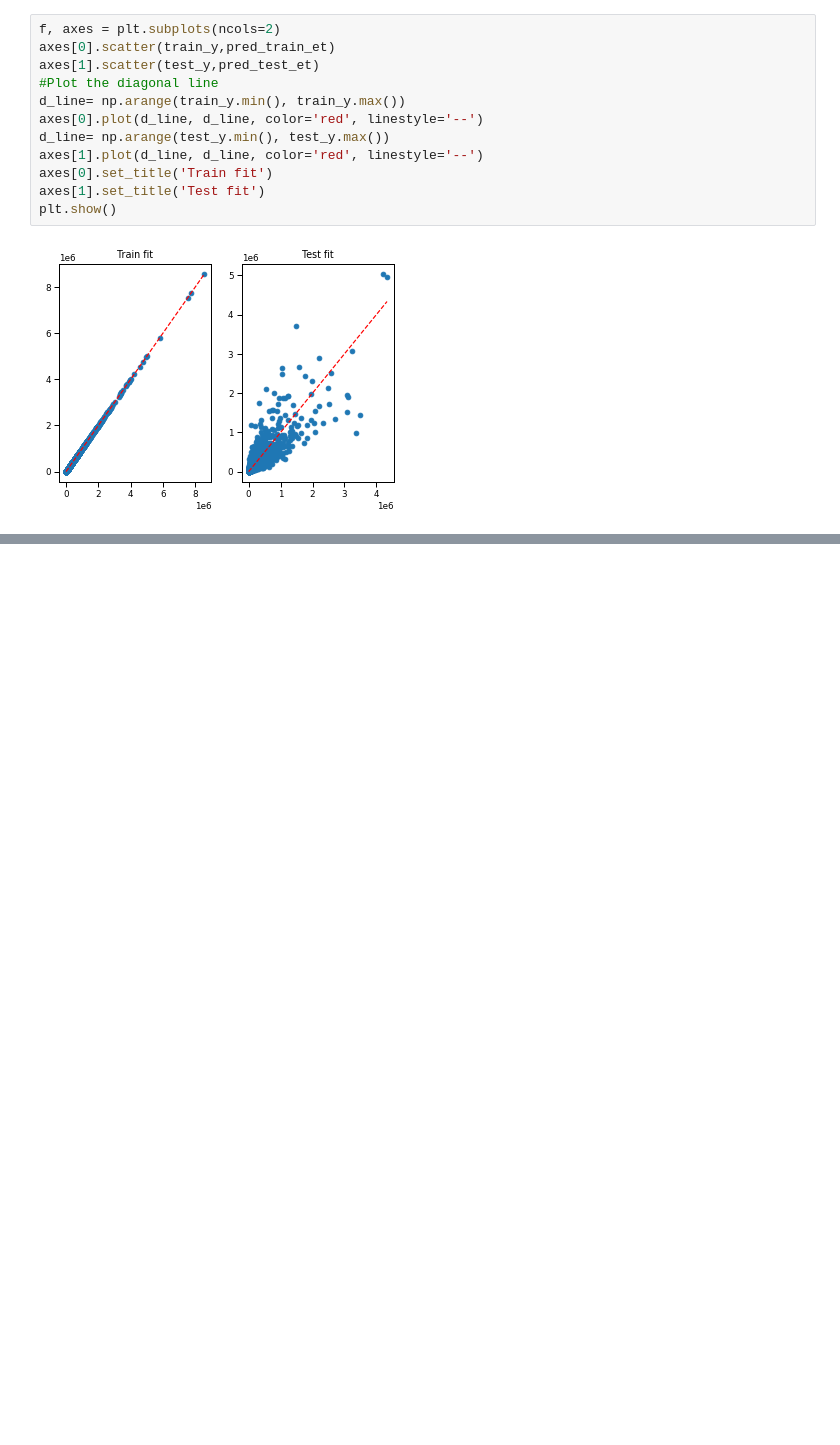
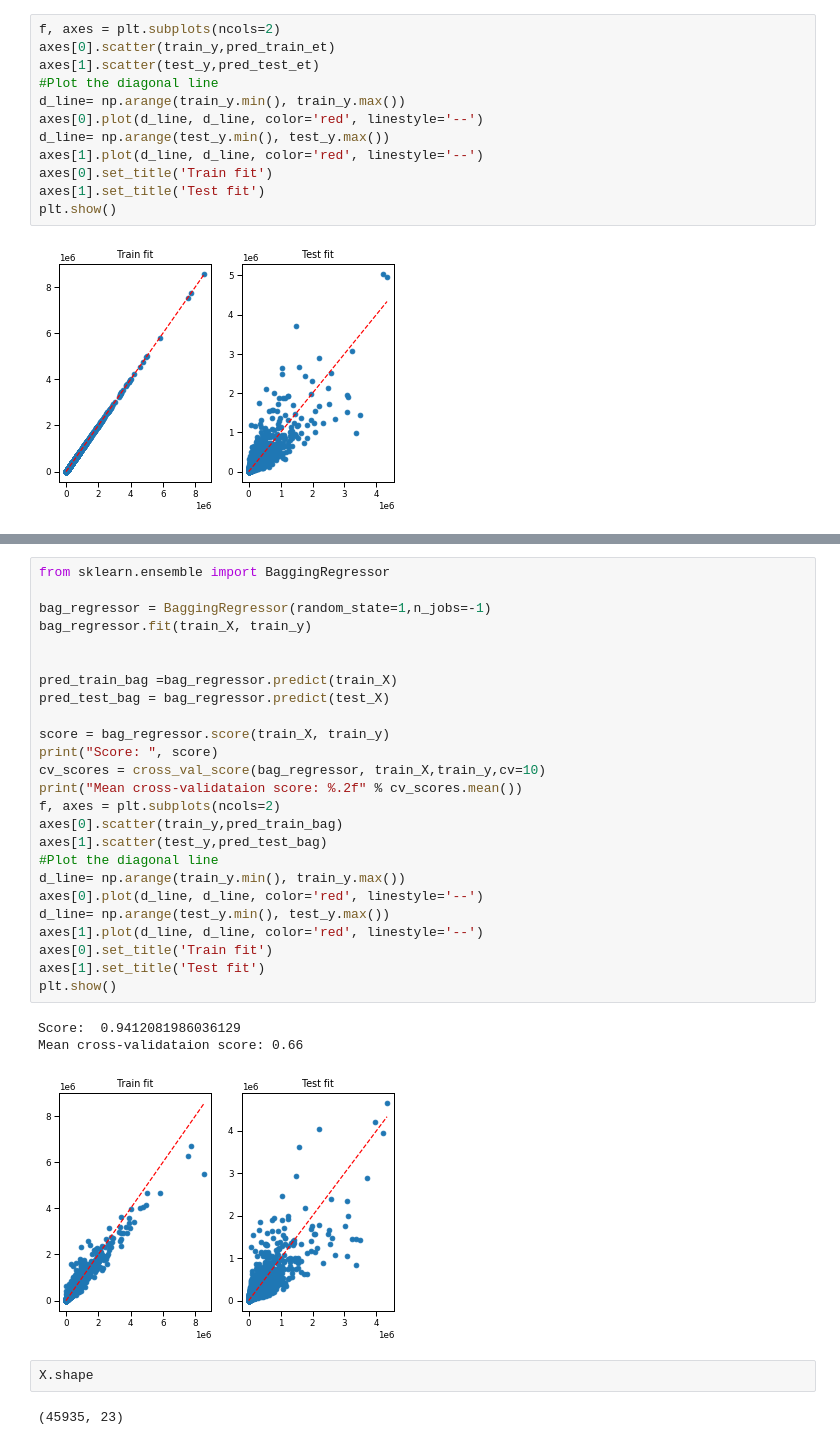
Before and after one commit to Jsakkos/nufeb-cyano-e-coli, a Jupyter notebook: notebooks/Multiple linear regression.ipynb, the cells around one changed output, grey strips where cells are left out. Cells and saved outputs as stored; diff of their text form; blank space fills up the shorter version.

```diff
--- a/notebooks/Multiple linear regression.ipynb
+++ b/notebooks/Multiple linear regression.ipynb
@@ -440,0 +511,33 @@ plt.show()
+# %%
+from sklearn.ensemble import BaggingRegressor
+
+bag_regressor = BaggingRegressor(random_state=1,n_jobs=-1)
+bag_regressor.fit(train_X, train_y)
+
+
+pred_train_bag =bag_regressor.predict(train_X)
+pred_test_bag = bag_regressor.predict(test_X)
+
+score = bag_regressor.score(train_X, train_y)
+print("Score: ", score)
+cv_scores = cross_val_score(bag_regressor, train_X,train_y,cv=10)
+print("Mean cross-validataion score: %.2f" % cv_scores.mean())
+f, axes = plt.subplots(ncols=2)
+axes[0].scatter(train_y,pred_train_bag)
+axes[1].scatter(test_y,pred_test_bag)
+#Plot the diagonal line
+d_line= np.arange(train_y.min(), train_y.max())
+axes[0].plot(d_line, d_line, color='red', linestyle='--')
+d_line= np.arange(test_y.min(), test_y.max())
+axes[1].plot(d_line, d_line, color='red', linestyle='--')
+axes[0].set_title('Train fit')
+axes[1].set_title('Test fit')
+plt.show()
+# %% [output]
+Score:  0.9412081986036129
+Mean cross-validataion score: 0.66
+[figure, added]
+# %%
+X.shape
+# %% [output]
+(45935, 23)
```
Also changed, not shown: parts of 17 cells of this notebook, 2 other files.
